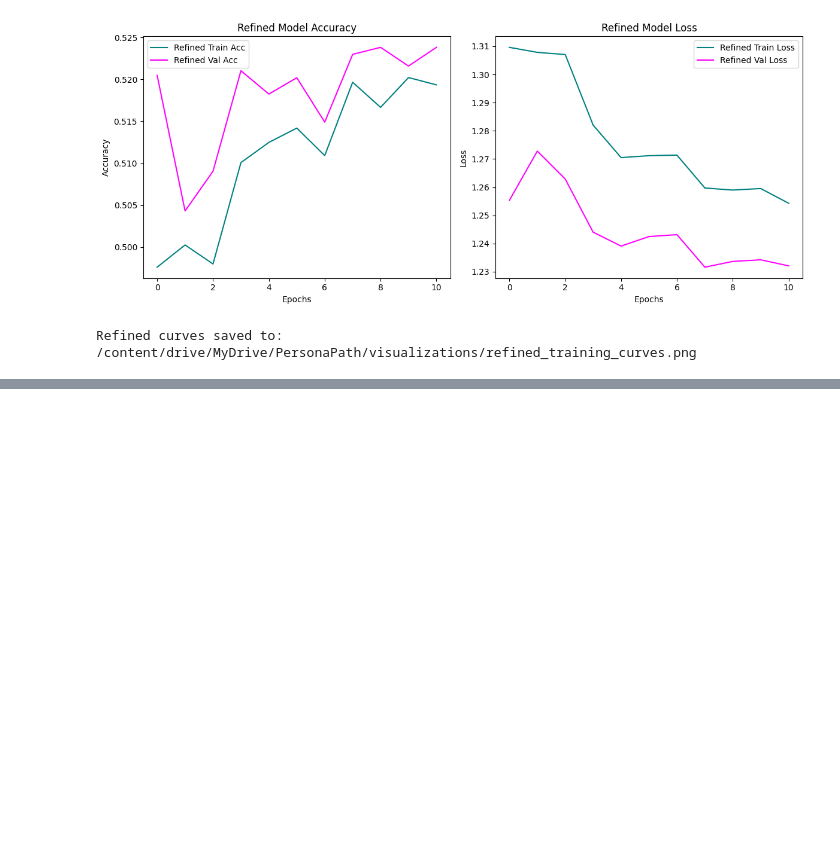
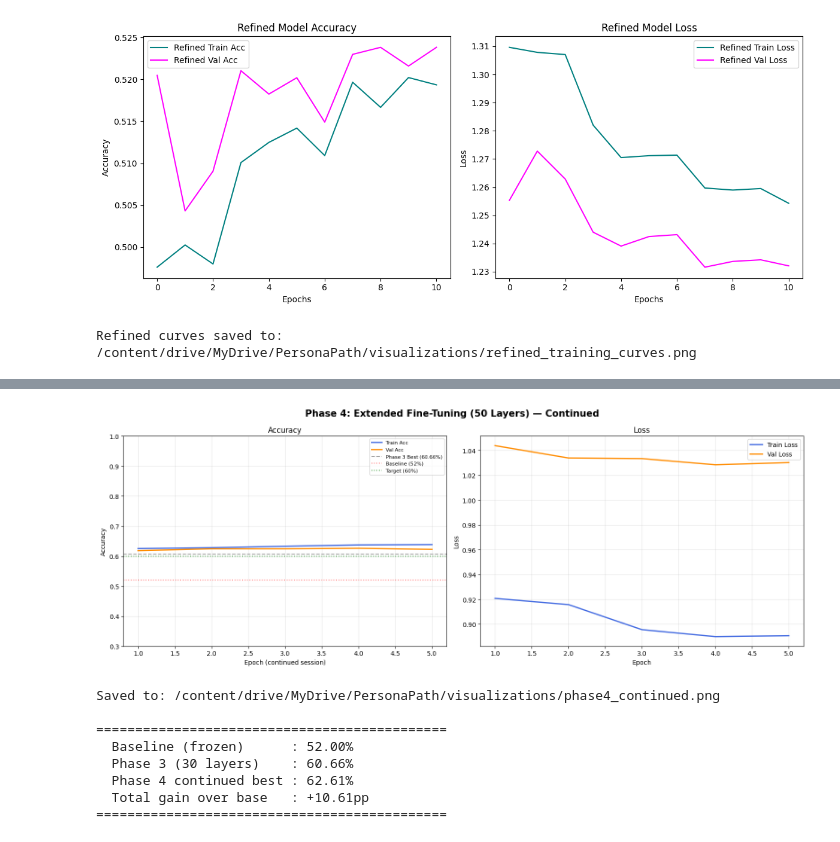
Before and after one commit to palakbhatt1/PersonaPath-Literacy-Speech-Assessment, a Jupyter notebook: CNN_Emotion_Training.ipynb, the cells around one changed output, grey strips where cells are left out. Drawn from its saved outputs; the diff is of its cells as text; code cells hidden in the pictures; blank space fills up the shorter version.

```diff
--- a/CNN_Emotion_Training.ipynb
+++ b/CNN_Emotion_Training.ipynb
@@ -409,0 +843,68 @@ Refined curves saved to: /content/drive/MyDrive/PersonaPath/visualizations/refin
+# %%
+# VISUALIZATION: Phase 4 Continued
+import matplotlib.pyplot as plt
+import os
+
+# Use history_continued (this session) instead of history_phase4 (old session)
+hist = history_continued
+
+fig, axes = plt.subplots(1, 2, figsize=(16, 6))
+fig.suptitle('Phase 4: Extended Fine-Tuning (50 Layers) — Continued', fontsize=15, fontweight='bold')
+
+epochs = range(1, len(hist.history['accuracy']) + 1)
+
+# --- Plot 1: Accuracy ---
+ax1 = axes[0]
+ax1.plot(epochs, hist.history['accuracy'],
+         label='Train Acc', color='royalblue', linewidth=2)
+ax1.plot(epochs, hist.history['val_accuracy'],
+         label='Val Acc', color='darkorange', linewidth=2)
+
+ax1.axhline(y=0.6066, color='gray',  linestyle='--', alpha=0.7, label='Phase 3 Best (60.66%)')
+ax1.axhline(y=0.52,   color='red',   linestyle=':', alpha=0.5, label='Baseline (52%)')
+ax1.axhline(y=0.60,   color='green', linestyle=':', alpha=0.7, label='Target (60%)')
+
+ax1.set_title('Accuracy')
+ax1.set_xlabel('Epoch (continued session)')
+ax1.set_ylabel('Accuracy')
+ax1.legend(fontsize=8)
+ax1.set_ylim([0.3, 1.0])
+ax1.grid(True, alpha=0.3)
+
+# --- Plot 2: Loss ---
+ax2 = axes[1]
+ax2.plot(epochs, hist.history['loss'],
+         label='Train Loss', color='royalblue', linewidth=2)
+ax2.plot(epochs, hist.history['val_loss'],
+         label='Val Loss', color='darkorange', linewidth=2)
+
+ax2.set_title('Loss')
+ax2.set_xlabel('Epoch')
+ax2.set_ylabel('Loss')
+ax2.legend()
+ax2.grid(True, alpha=0.3)
+
+plt.tight_layout()
+viz_path = os.path.join(VISUALIZATION_DIR, 'phase4_continued.png')
+plt.savefig(viz_path, dpi=150, bbox_inches='tight')
+plt.show()
+
+# Summary
+p4_best = max(hist.history['val_accuracy'])
+print(f"Saved to: {viz_path}")
+print(f"\n{'='*45}")
+print(f"  Baseline (frozen)      : 52.00%")
+print(f"  Phase 3 (30 layers)    : 60.66%")
+print(f"  Phase 4 continued best : {p4_best*100:.2f}%")
+print(f"  Total gain over base   : +{(p4_best - 0.52)*100:.2f}pp")
+print(f"{'='*45}")
+# %% [output]
+[figure, added]
+Saved to: /content/drive/MyDrive/PersonaPath/visualizations/phase4_continued.png
+
+=============================================
+  Baseline (frozen)      : 52.00%
+  Phase 3 (30 layers)    : 60.66%
+  Phase 4 continued best : 62.61%
+  Total gain over base   : +10.61pp
+=============================================
```
Also changed, not shown: parts of 12 cells of this notebook.
